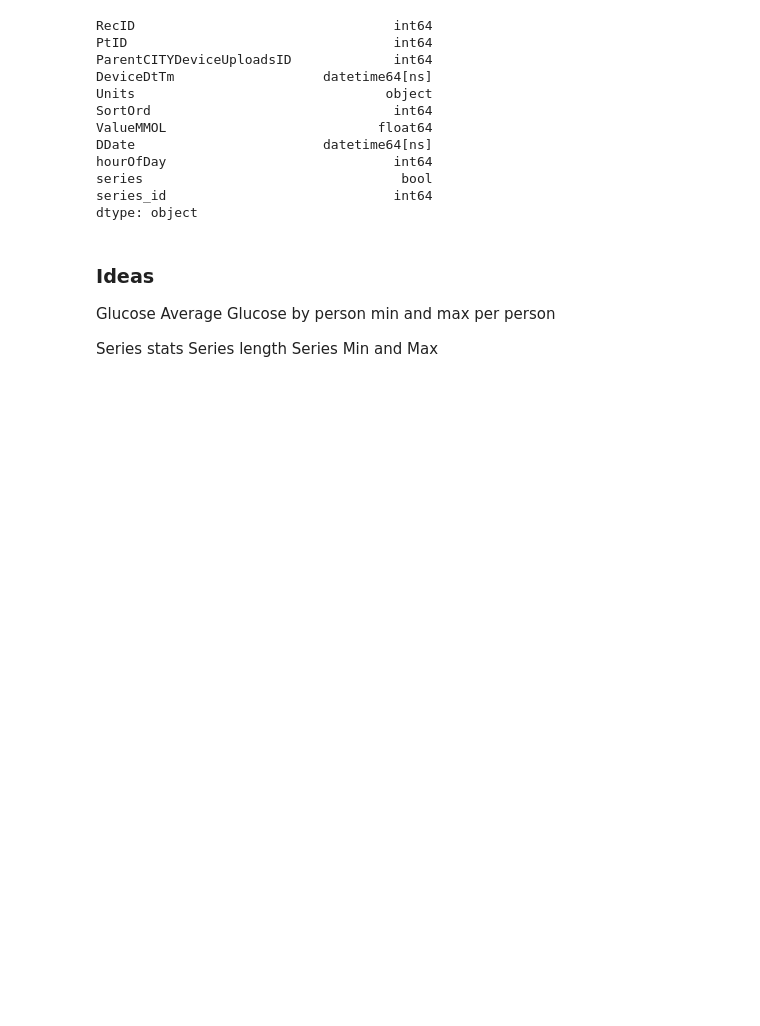
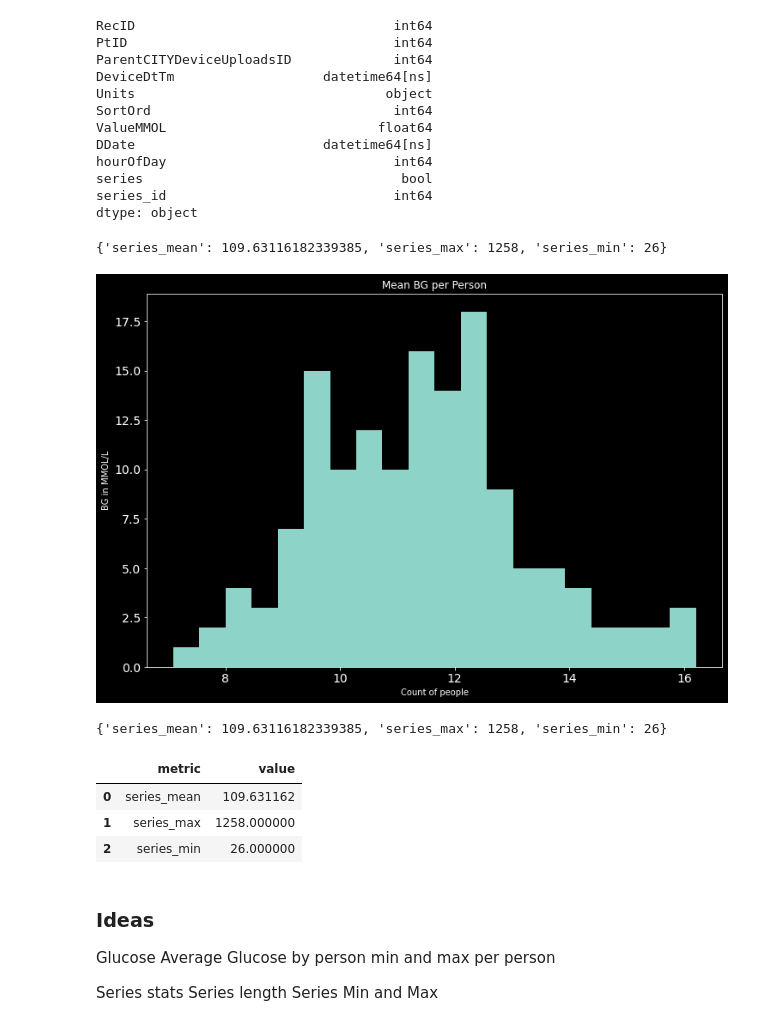
Before and after one commit to bsw-del/MRPDeepLearningWithCGM, a Jupyter notebook: development.ipynb, the cells around one changed output. Drawn from its saved outputs; the diff is of its cells as text; code cells hidden in the pictures; blank space fills up the shorter version.

```diff
--- a/development.ipynb
+++ b/development.ipynb
@@ -90,6 +91,53 @@ c.reset_index(inplace=True)
 ptStats['number_of_series_per_person_mean'] = c.groupby(['PtID'])['RecID'].count().mean()
 ptStats['number_of_series_per_person_max'] = c.groupby(['PtID'])['RecID'].count().max()
 ptStats['number_of_series_per_person_min'] = c.groupby(['PtID'])['RecID'].count().min()
+
+## avg series per person, max series per person, min series per person
+d = pd.DataFrame(CGMDf.groupby(['PtID','series_id'])['RecID'].count())
+d.reset_index(inplace=True)
+srStats={} ## series stat dictionary
+
+srStats['series_mean'] = d.RecID.mean()
+srStats['series_max'] = d.RecID.max()
+srStats['series_min'] = d.RecID.min()
+srStats
+## go back up and fix for dataframe
+# %% [output]
+{'series_mean': 109.63116182339385, 'series_max': 1258, 'series_min': 26}
+# %%
+CGMDf.head()
+BGbyPerson = CGMDf.groupby('PtID').agg({'ValueMMOL': ['mean', 'min', 'max','std']})
+BGbyPerson.reset_index(inplace=True)
+BGbyPerson
+BGbyPerson.ValueMMOL.mean
+AA = BGbyPerson.droplevel(0, axis=1)
+fig = pyplot.figure()
+AA['mean'].hist(bins=20, figsize=(12,8), grid=False,xlabelsize=14,ylabelsize=14)
+pyplot.title('Mean BG per Person')
+pyplot.xlabel('Count of people')
+pyplot.ylabel('BG in MMOL/L')
+pyplot.show()
+# %% [output]
+[figure, added]
+# %%
+d = pd.DataFrame(CGMDf.groupby(['PtID','series_id'])['RecID'].count())
+d.reset_index(inplace=True)
+srStats={} ## series stat dictionary
+
+srStats['series_mean'] = d.RecID.mean()
+srStats['series_max'] = d.RecID.max()
+srStats['series_min'] = d.RecID.min()
+srStats
+# %% [output]
+{'series_mean': 109.63116182339385, 'series_max': 1258, 'series_min': 26}
+# %%
+td = pd.DataFrame(srStats.items(),columns=['metric','value'])
+td
+# %% [output]
+|  | metric | value |
+| 0 | series_mean | 109.631162 |
+| 1 | series_max | 1258.000000 |
+| 2 | series_min | 26.000000 |
 # %% [markdown]
 ### Ideas
 
```
Also changed, not shown: parts of 1 cell of this notebook.
